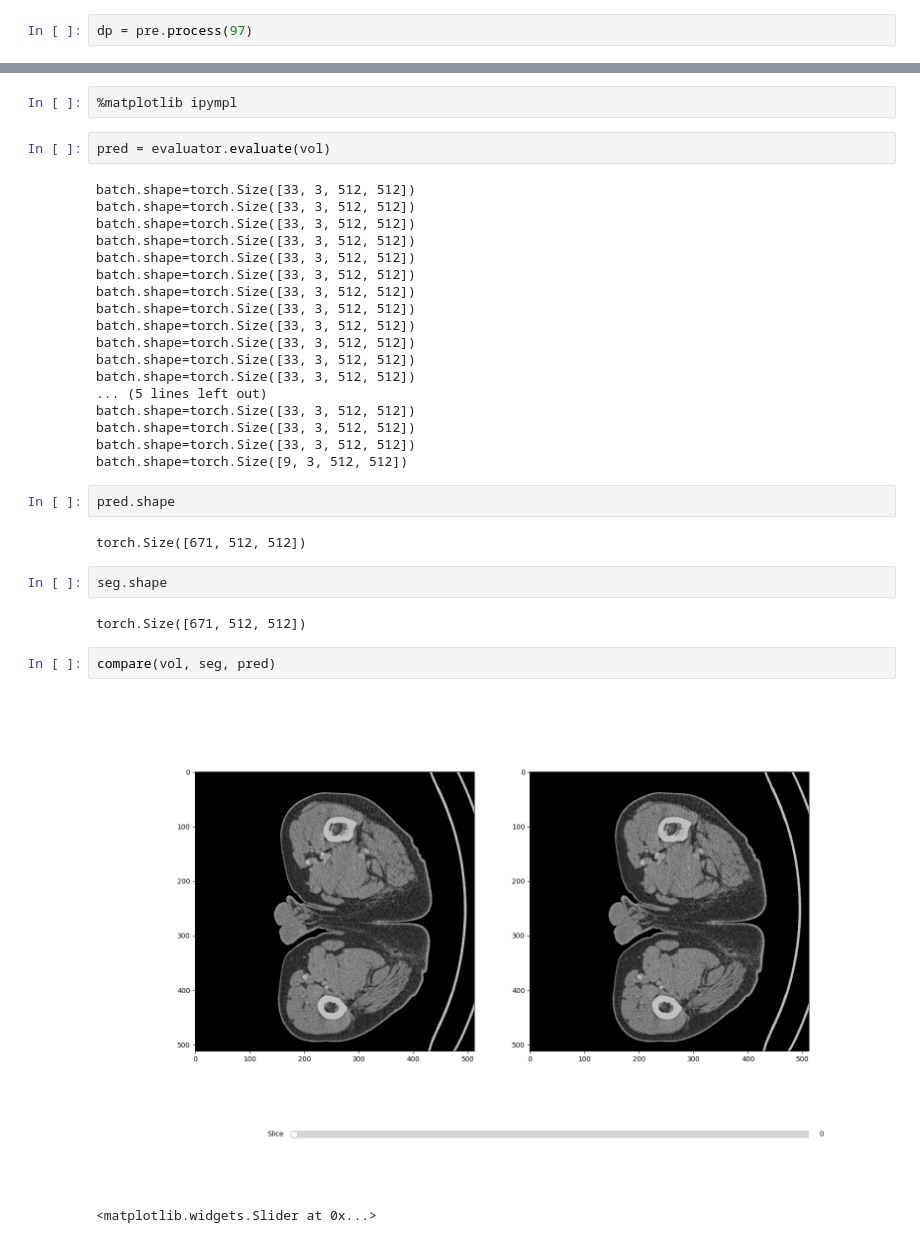
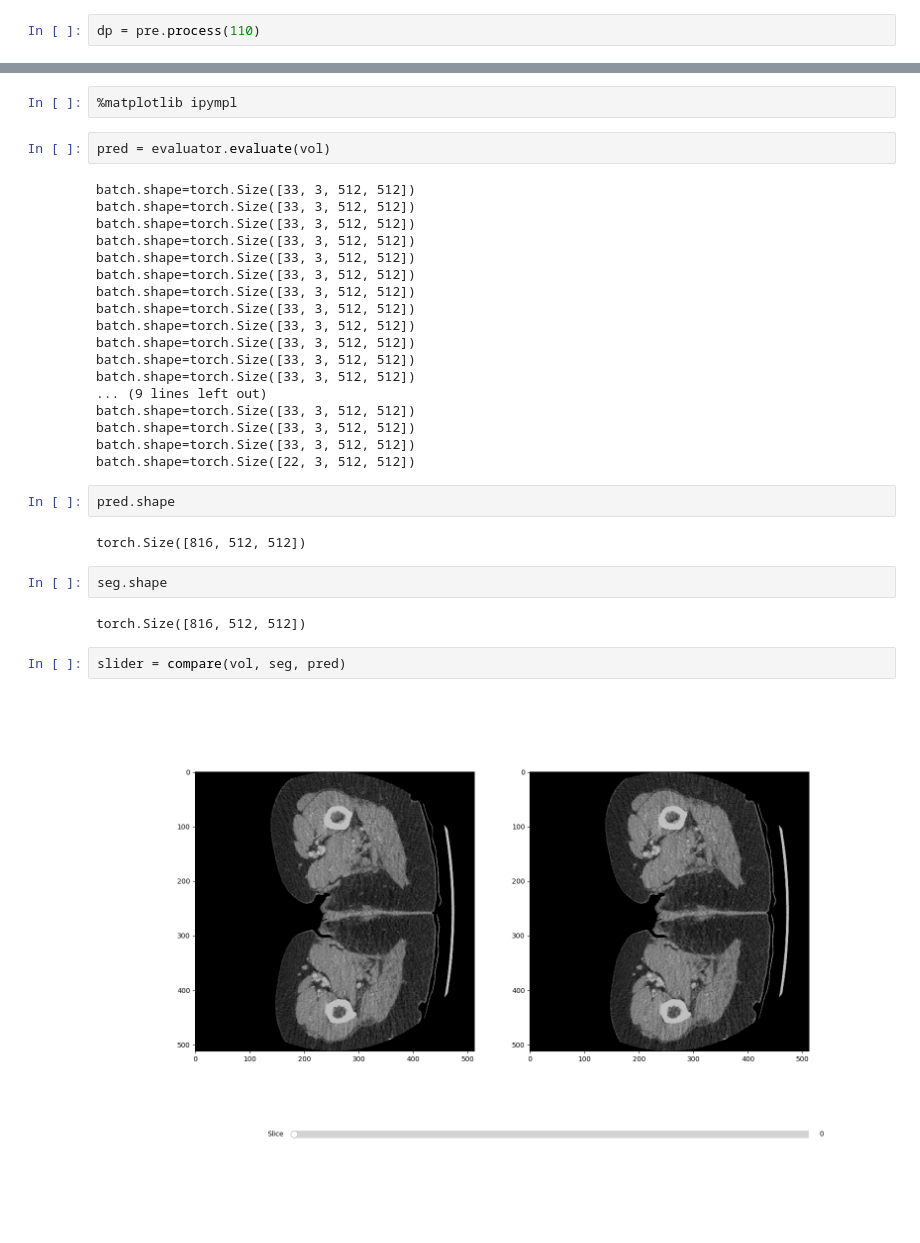
Before and after one commit to Robertleoj/APDS-final-project, a Jupyter notebook: src/2p5D/eval.ipynb, the cells around one changed output, grey strips where cells are left out. Cells and saved outputs as stored; diff of their text form.

```diff
--- a/src/2p5D/eval.ipynb
+++ b/src/2p5D/eval.ipynb
@@ -27,7 +27,7 @@ evaluator = Evaluator(config, net, device=device)
 # %%
 pre = Preprocessor_2p5D(config)
 # %%
-dp = pre.process(97)
+dp = pre.process(110)
 # %%
 vol, seg = dp.full_vol, dp.full_seg
 # %%
@@ -47,21 +47,20 @@ batch.shape=torch.Size([33, 3, 512, 512])
 batch.shape=torch.Size([33, 3, 512, 512])
 batch.shape=torch.Size([33, 3, 512, 512])
 batch.shape=torch.Size([33, 3, 512, 512])
-... (5 lines left out)
+... (9 lines left out)
 batch.shape=torch.Size([33, 3, 512, 512])
 batch.shape=torch.Size([33, 3, 512, 512])
 batch.shape=torch.Size([33, 3, 512, 512])
-batch.shape=torch.Size([9, 3, 512, 512])
+batch.shape=torch.Size([22, 3, 512, 512])
 # %%
 pred.shape
 # %% [output]
-torch.Size([671, 512, 512])
+torch.Size([816, 512, 512])
 # %%
 seg.shape
 # %% [output]
-torch.Size([671, 512, 512])
+torch.Size([816, 512, 512])
 # %%
-compare(vol, seg, pred)
+slider = compare(vol, seg, pred)
 # %% [output]
-[figure, old version]
+[figure, new version]
-<matplotlib.widgets.Slider at 0x...>
```
Also changed, not shown: 1 other file.
